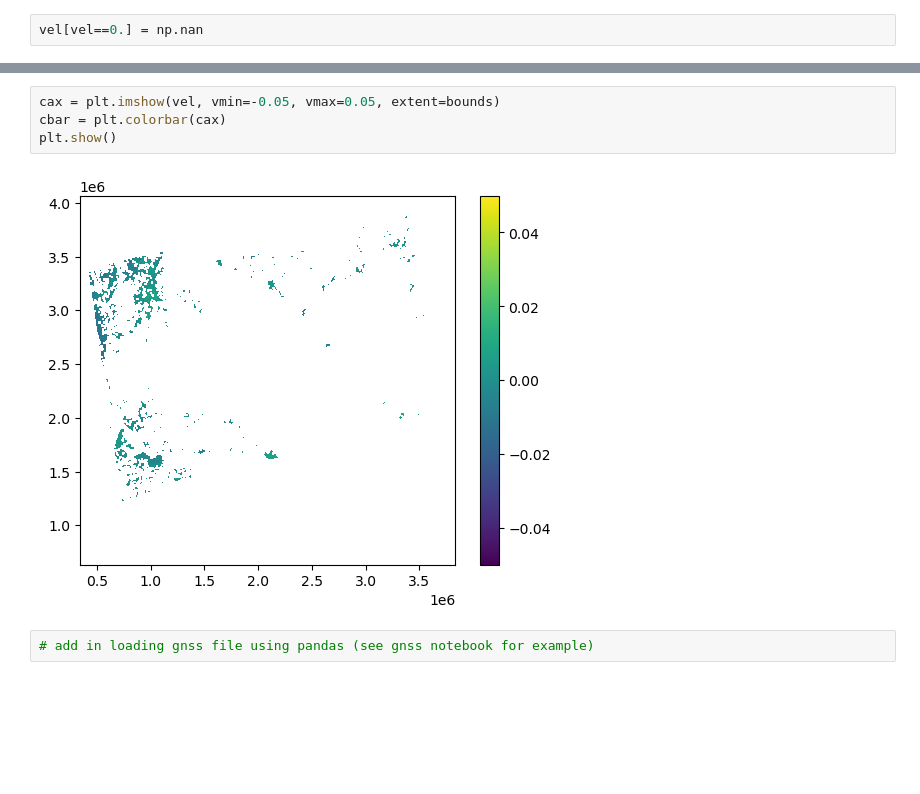
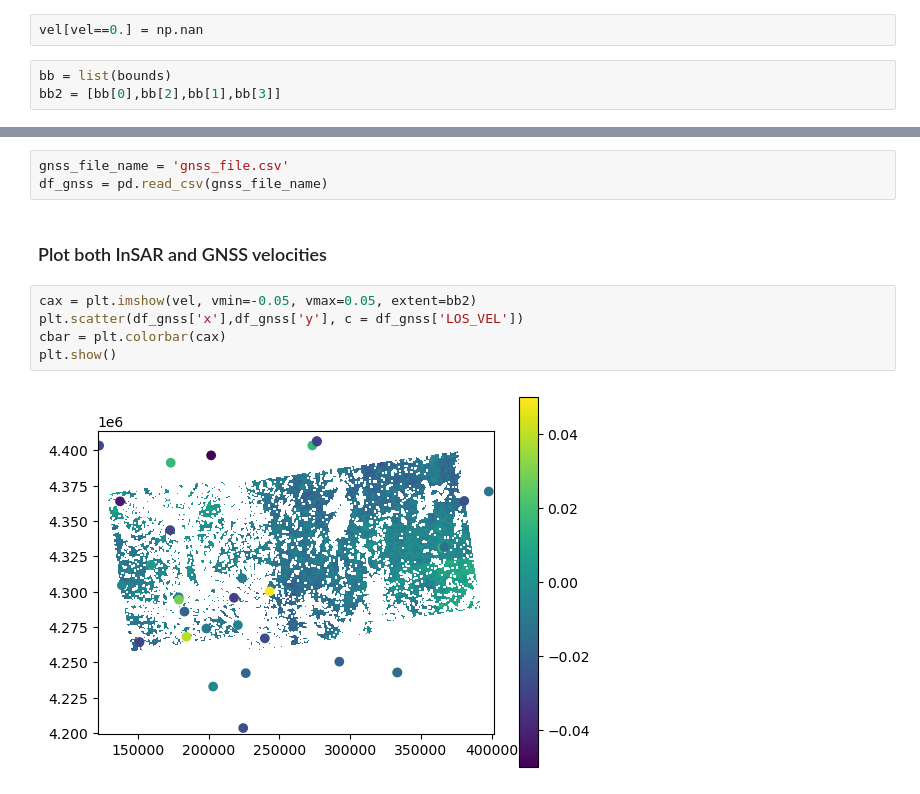
Before and after one commit to jlmaurer/gemlab, a Jupyter notebook: software/insar/Cf_InSAR_and_GNSS_velocities.ipynb, the cells around one changed output, grey strips where cells are left out. Drawn from its saved outputs; the diff is of its cells as text; blank space fills up the shorter version.

```diff
--- a/software/insar/Cf_InSAR_and_GNSS_velocities.ipynb
+++ b/software/insar/Cf_InSAR_and_GNSS_velocities.ipynb
@@ -28,2 +38,5 @@ print(vel.shape)
 # %%
 vel[vel==0.] = np.nan
+# %%
+bb = list(bounds)
+bb2 = [bb[0],bb[2],bb[1],bb[3]]
@@ -30,9 +47,13 @@ vel[vel==0.] = np.nan
+# %%
+gnss_file_name = 'gnss_file.csv'
+df_gnss = pd.read_csv(gnss_file_name)
+# %% [markdown]
+### Plot both InSAR and GNSS velocities
 # %%
-cax = plt.imshow(vel, vmin=-0.05, vmax=0.05, extent=bounds)
+cax = plt.imshow(vel, vmin=-0.05, vmax=0.05, extent=bb2)
+plt.scatter(df_gnss['x'],df_gnss['y'], c = df_gnss['LOS_VEL'])
 cbar = plt.colorbar(cax)
 plt.show()
 # %% [output]
-[figure, old version]
+[figure, new version]
-# %%
-# add in loading gnss file using pandas (see gnss notebook for example)
 # %%
```
Also changed, not shown: parts of 17 cells of this notebook.
